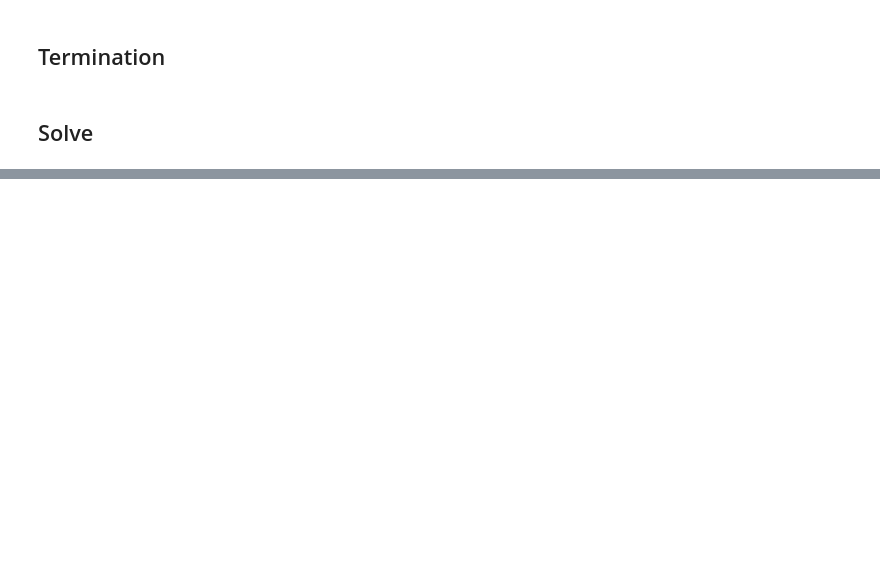
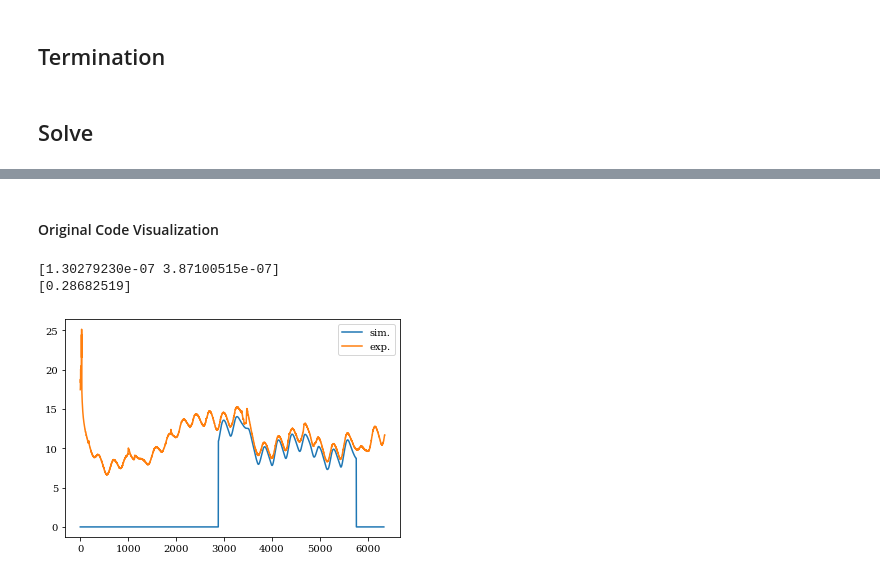
Before and after one commit to gmclove/pymoo, a Jupyter notebook: practice/snow-farming/Modeling/modeling-mulch-thermal-diff-pymoo.ipynb, the cells around one changed output, grey strips where cells are left out. Drawn from its saved outputs; the diff is of its cells as text; code cells hidden in the pictures; blank space fills up the shorter version.

```diff
--- a/practice/snow-farming/Modeling/modeling-mulch-thermal-diff-pymoo.ipynb
+++ b/practice/snow-farming/Modeling/modeling-mulch-thermal-diff-pymoo.ipynb
@@ -384,0 +402,34 @@ plot.show()
+# %% [markdown]
+#### Original Code Visualization
+# %%
+print(res.X)
+print(res.F)
+# %% [output]
+[1.30279230e-07 3.87100515e-07]
+[0.28682519]
+# %%
+#alpha_ccb = res.X[0]
+#alpha_mulch = res.X[1]
+#x = np.array([alpha_ccb, alpha_mulch])
+x = res.X
+
+L_ccb = 0.0254
+nz = 33
+lz = 0.2
+dzmin = lz/100
+start_time = 10*oneday
+end_time = 20*oneday
+istart = int(start_time/dt)
+iend = int(end_time/dt)
+
+z,dz,a_metrics,c_metrics = create_grid(nz,lz,dzmin)
+# run simulation
+T10,Tprofiles = cst_diffusivity_sim(x,L_ccb,start_time,end_time)
+
+# Plot
+plt.plot(T10, label = "sim.")
+plt.plot(alt10, label = "exp.")
+plt.legend()
+plt.show()
+# %% [output]
+[figure, added]
```
Also changed, not shown: parts of 14 cells of this notebook.
